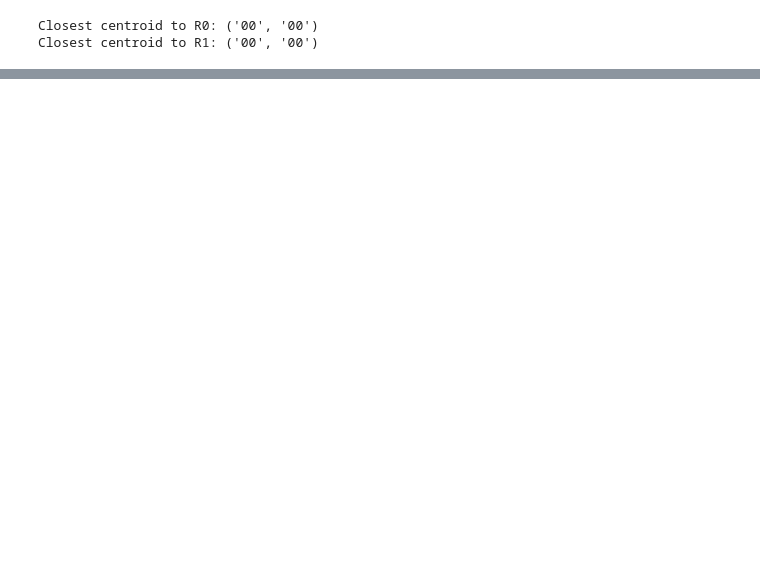
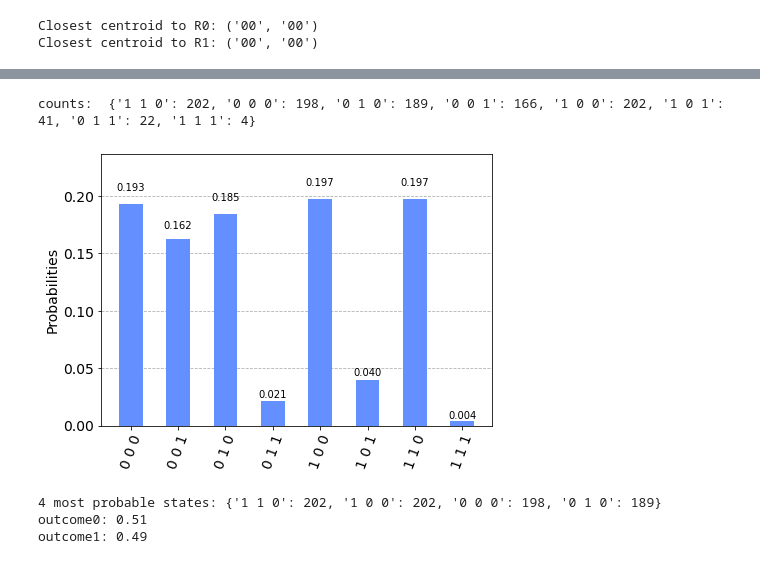
Before and after one commit to salvatorezam/quantum-swarm-path-planning, a Jupyter notebook: swarm_with_grover.ipynb, the cells around one changed output, grey strips where cells are left out. Drawn from its saved outputs; the diff is of its cells as text; code cells hidden in the pictures; blank space fills up the shorter version.

```diff
--- a/swarm_with_grover.ipynb
+++ b/swarm_with_grover.ipynb
@@ -394,0 +439,34 @@ plot_scatterplot()
+# %%
+# this is the core code, and it is unchanged across time
+
+qc3.barrier(q)
+qc3.ccx(q[0],q[1],q[3])
+qc3.ccx(q[0],q[1],q[4])
+
+qc3.reset(q[3])
+qc3.reset(q[4])
+
+qc3.ccx(q[0],q[2],q[3])
+qc3.ccx(q[1],q[2],q[4])
+
+qc3.x(q[2])
+
+qc3.ch(q[2],q[3])
+qc3.ch(q[2],q[4])
+
+qc3.x(q[2])
+
+qc3.barrier(q)
+
+# perform measurements and store them in classical bits
+
+qc3.measure(q[2],m2[0])
+qc3.measure(q[3],m3[0])
+qc3.measure(q[4],m4[0])
+
+# visualization of the ciruit
+
+# qc3.draw(fold=-1, output="mpl")
+# plt.show();
+
+print(qc3)
@@ -394,0 +491,12 @@ plot_scatterplot()
+# %%
+aer_sim = Aer.get_backend("aer_simulator")
+transpiled_qc = transpile(qc3, aer_sim)
+result = aer_sim.run(transpiled_qc).result()
+
+counts = result.get_counts()
+print("counts: ", counts)
+
+plot_histogram(result.get_counts())
+# %% [output]
+counts:  {'1 1 0': 202, '0 0 0': 198, '0 1 0': 189, '0 0 1': 166, '1 0 0': 202, '1 0 1': 41, '0 1 1': 22, '1 1 1': 4}
+[figure, added]
@@ -394,0 +507,17 @@ plot_scatterplot()
+# %%
+num_most_prob_states = 4
+
+# https://docs.python.org/3/library/heapq.html:
+#
+# heapq.nlargest(n, iterable, key=None) returns a list with the n largest element of iterable
+#
+most_prob_dict = dict(heapq.nlargest(num_most_prob_states, counts.items(), key=itemgetter(1)))
+print(f"{num_most_prob_states} most probable states: {most_prob_dict}")
+
+outcome0, outcome1 = eval_outcome(most_prob_dict, 0), eval_outcome(most_prob_dict, 1)
+
+print(f"outcome0: {outcome0:.2f}\noutcome1: {outcome1:.2f}")
+# %% [output]
+4 most probable states: {'1 1 0': 202, '1 0 0': 202, '0 0 0': 198, '0 1 0': 189}
+outcome0: 0.51
+outcome1: 0.49
```
Also changed, not shown: parts of 29 cells of this notebook.
